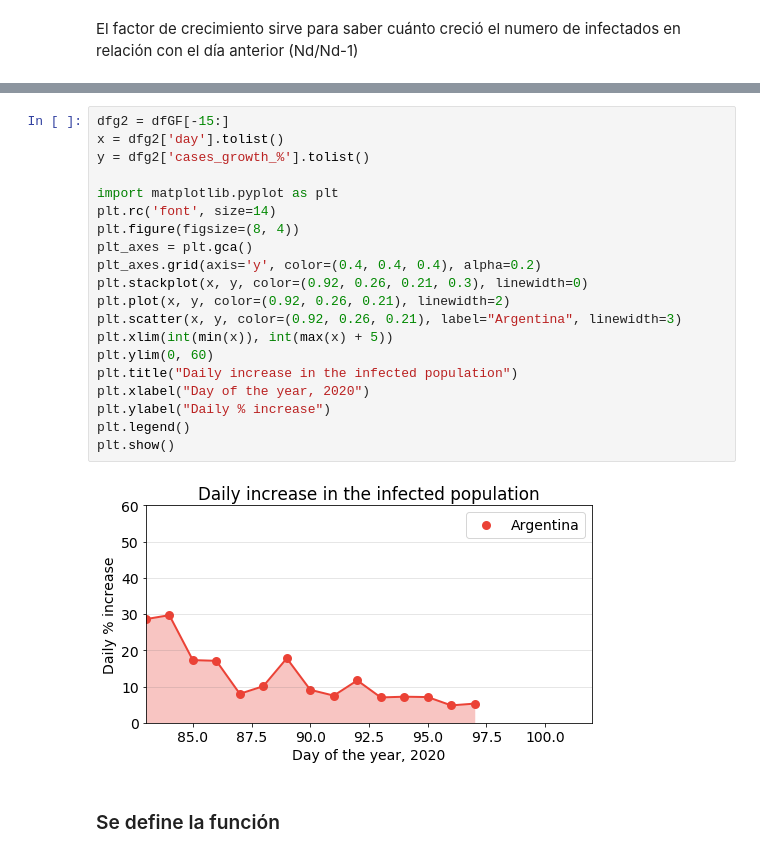
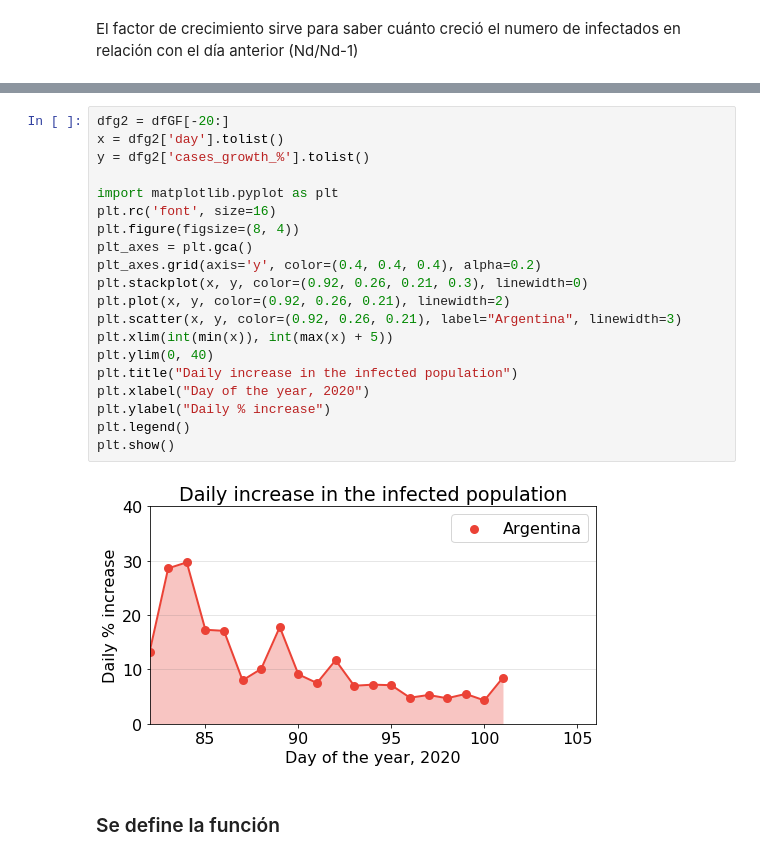
Before and after one commit to MatiasLoiseau/covid19-argentina-logistic-method, a Jupyter notebook: logistic-method.ipynb, the cells around one changed output, grey strips where cells are left out. Cells and saved outputs as stored; diff of their text form.

```diff
--- a/logistic-method.ipynb
+++ b/logistic-method.ipynb
@@ -98,25 +98,25 @@ dfGF
 # %%
-dfg2 = dfGF[-15:]
+dfg2 = dfGF[-20:]
 x = dfg2['day'].tolist()
 y = dfg2['cases_growth_%'].tolist()
 
 import matplotlib.pyplot as plt
-plt.rc('font', size=14)
+plt.rc('font', size=16)
 plt.figure(figsize=(8, 4))
 plt_axes = plt.gca()
 plt_axes.grid(axis='y', color=(0.4, 0.4, 0.4), alpha=0.2)
 plt.stackplot(x, y, color=(0.92, 0.26, 0.21, 0.3), linewidth=0)
 plt.plot(x, y, color=(0.92, 0.26, 0.21), linewidth=2)
 plt.scatter(x, y, color=(0.92, 0.26, 0.21), label="Argentina", linewidth=3)
 plt.xlim(int(min(x)), int(max(x) + 5))
-plt.ylim(0, 60)
+plt.ylim(0, 40)
 plt.title("Daily increase in the infected population")
 plt.xlabel("Day of the year, 2020")
 plt.ylabel("Daily % increase")
 plt.legend()
 plt.show()
 # %% [output]
-[figure, old version]
+[figure, new version]
 # %% [markdown]
 ### Se define la función
 # %%
```
Also changed, not shown: parts of 11 cells of this notebook, 2 other files.
